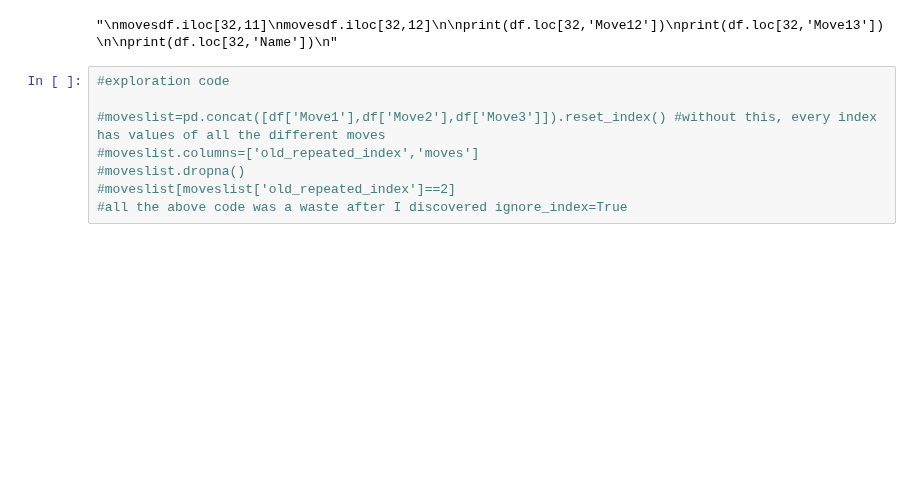
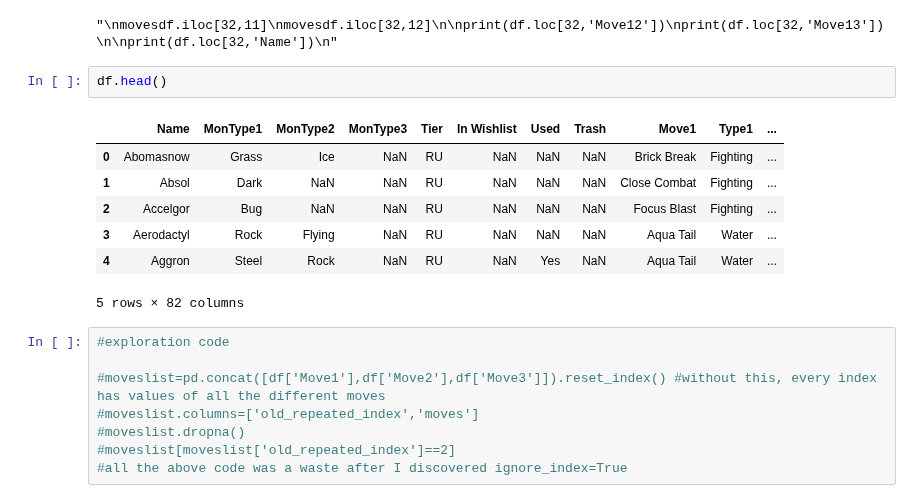
Before and after one commit to SrijanBadhya/pokemon-elite-4, a Jupyter notebook: Pokemon.ipynb, the cells around one changed output. Cells and saved outputs as stored; diff of their text form; blank space fills up the shorter version.

```diff
--- a/Pokemon.ipynb
+++ b/Pokemon.ipynb
@@ -182,6 +182,16 @@ print(df.loc[32,'Name'])
 # %% [output]
 (array([], dtype=int64), array([], dtype=int64))
 "\nmovesdf.iloc[32,11]\nmovesdf.iloc[32,12]\n\nprint(df.loc[32,'Move12'])\nprint(df.loc[32,'Move13'])\n\nprint(df.loc[32,'Name'])\n"
+# %%
+df.head()
+# %% [output]
+|  | Name | MonType1 | MonType2 | MonType3 | Tier | In Wishlist | Used | Trash | Move1 | Type1 | ... |
+| 0 | Abomasnow | Grass | Ice | NaN | RU | NaN | NaN | NaN | Brick Break | Fighting | ... |
+| 1 | Absol | Dark | NaN | NaN | RU | NaN | NaN | NaN | Close Combat | Fighting | ... |
+| 2 | Accelgor | Bug | NaN | NaN | RU | NaN | NaN | NaN | Focus Blast | Fighting | ... |
+| 3 | Aerodactyl | Rock | Flying | NaN | RU | NaN | NaN | NaN | Aqua Tail | Water | ... |
+| 4 | Aggron | Steel | Rock | NaN | RU | NaN | Yes | NaN | Aqua Tail | Water | ... |
+5 rows × 82 columns
 # %%
 #exploration code
 
```
Also changed, not shown: parts of 10 cells of this notebook, 1 other file.
